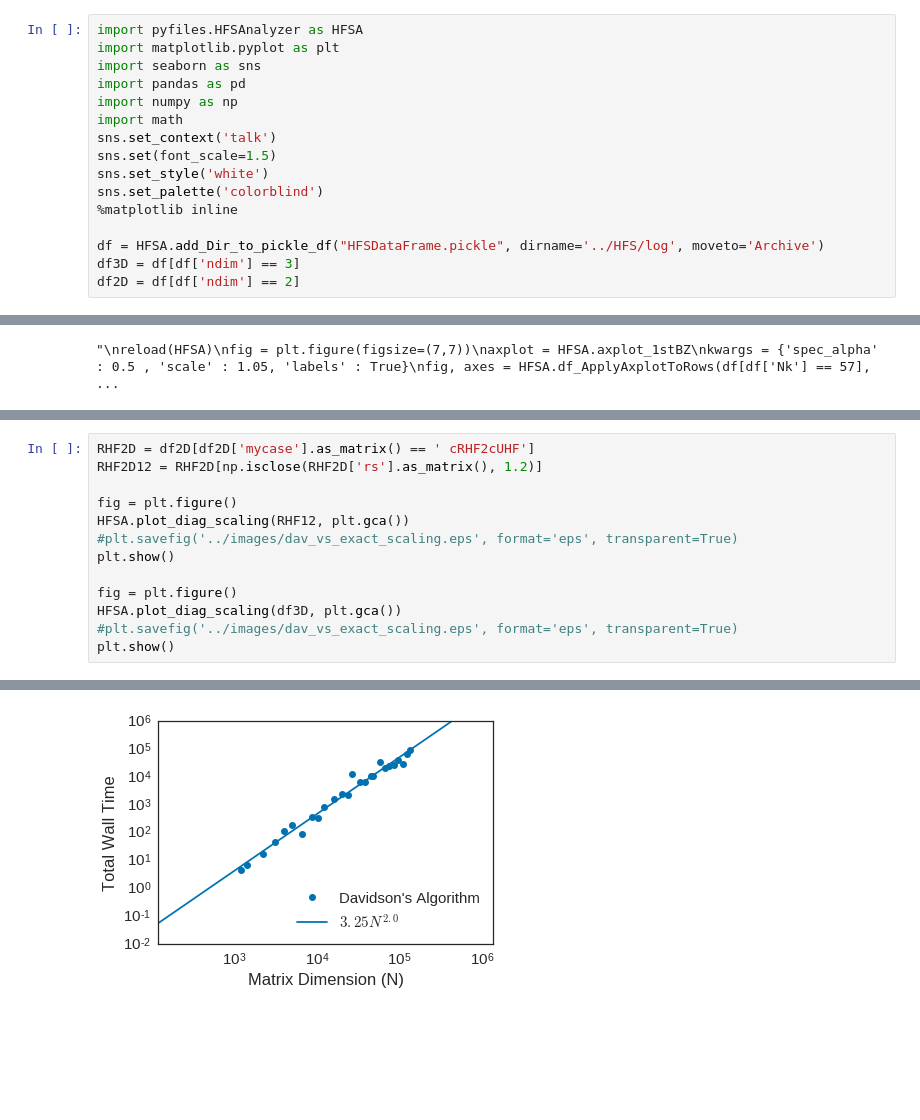
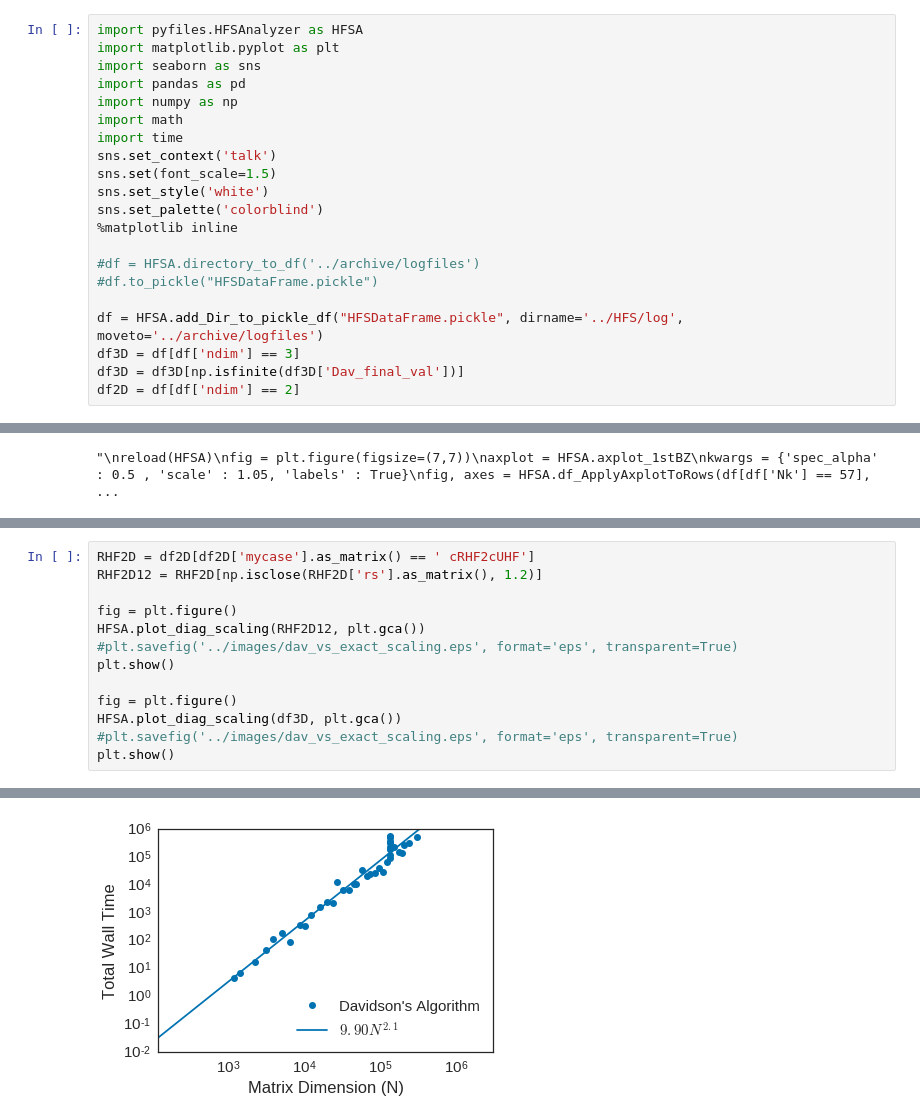
Before and after one commit to ecurtin2/HF-Stability, a Jupyter notebook: analysis/Analyzer.ipynb, the cells around one changed output, grey strips where cells are left out. Drawn from its saved outputs; the diff is of its cells as text; blank space fills up the shorter version.

Commit message:
Changed some plotting in Analyzer and moved logfiles

```diff
--- a/analysis/Analyzer.ipynb
+++ b/analysis/Analyzer.ipynb
@@ -5,14 +5,19 @@ import seaborn as sns
 import pandas as pd
 import numpy as np
 import math
+import time
 sns.set_context('talk')
 sns.set(font_scale=1.5)
 sns.set_style('white')
 sns.set_palette('colorblind')
 %matplotlib inline
 
-df = HFSA.add_Dir_to_pickle_df("HFSDataFrame.pickle", dirname='../HFS/log', moveto='Archive')
+#df = HFSA.directory_to_df('../archive/logfiles')
+#df.to_pickle("HFSDataFrame.pickle")
+
+df = HFSA.add_Dir_to_pickle_df("HFSDataFrame.pickle", dirname='../HFS/log', moveto='../archive/logfiles')
 df3D = df[df['ndim'] == 3]
+df3D = df3D[np.isfinite(df3D['Dav_final_val'])]
 df2D = df[df['ndim'] == 2]
 # %% [output]
 Directory is Empty, df is unchanged
@@ -102,7 +107,7 @@ RHF2D = df2D[df2D['mycase'].as_matrix() == ' cRHF2cUHF']
 RHF2D12 = RHF2D[np.isclose(RHF2D['rs'].as_matrix(), 1.2)]
 
 fig = plt.figure()
-HFSA.plot_diag_scaling(RHF12, plt.gca())
+HFSA.plot_diag_scaling(RHF2D12, plt.gca())
 #plt.savefig('../images/dav_vs_exact_scaling.eps', format='eps', transparent=True)
 plt.show()
 
@@ -115,4 +120,4 @@ plt.show()
-[figure, old version]
+[figure, new version]
 # %%
 fig = plt.figure()
 HFSA.plot_mvproduct_scaling(df2D, plt.gca())
```
Also changed, not shown: parts of 9 cells of this notebook, 34 other files.
